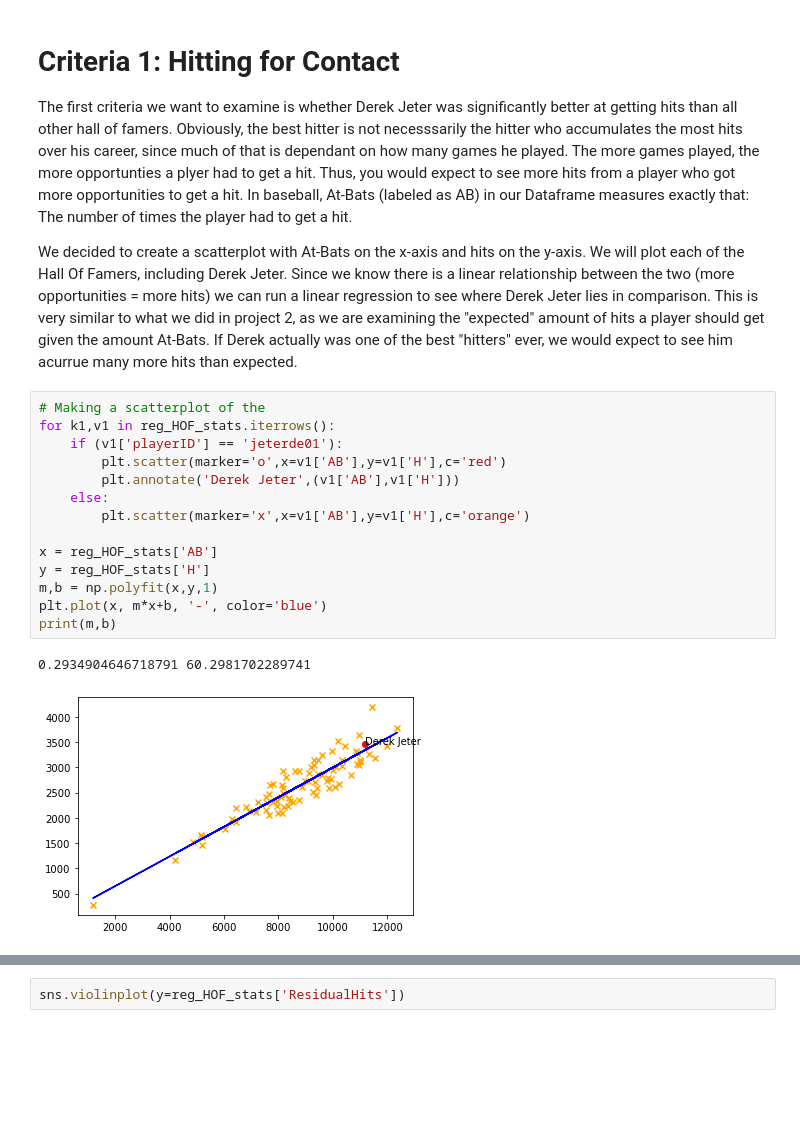
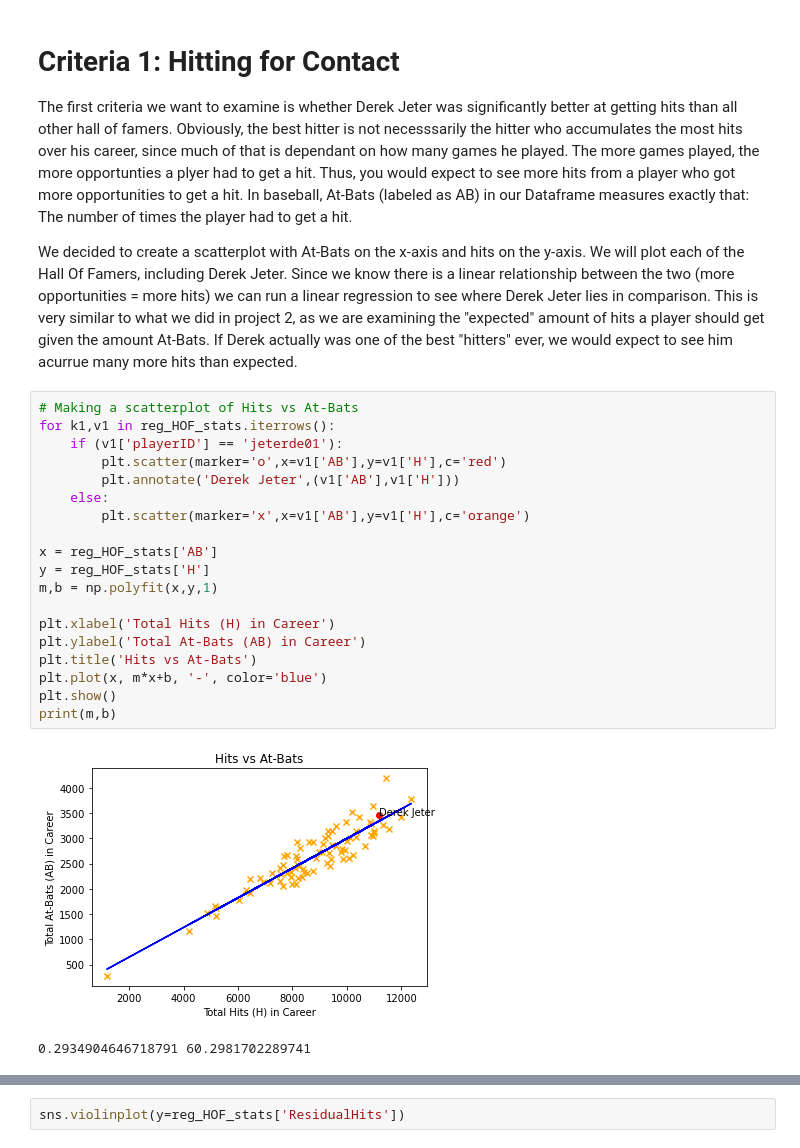
Before and after one commit to drob18/320FinalProject, a Jupyter notebook: Final.ipynb, the cells around one changed output, grey strips where cells are left out. Cells and saved outputs as stored; diff of their text form; blank space fills up the shorter version.

```diff
--- a/Final.ipynb
+++ b/Final.ipynb
@@ -204,22 +204,27 @@ The first criteria we want to examine is whether Derek Jeter was significantly b
 
 We decided to create a scatterplot with At-Bats on the x-axis and hits on the y-axis. We will plot each of the Hall Of Famers, including Derek Jeter. Since we know there is a linear relationship between the two (more opportunities = more hits) we can run a linear regression to see where Derek Jeter lies in comparison. This is very similar to what we did in project 2, as we are examining the "expected" amount of hits a player should get given the amount At-Bats. If Derek actually was one of the best "hitters" ever, we would expect to see him acurrue many more hits than expected.
 # %%
-# Making a scatterplot of the
+# Making a scatterplot of Hits vs At-Bats
 for k1,v1 in reg_HOF_stats.iterrows():
     if (v1['playerID'] == 'jeterde01'):
         plt.scatter(marker='o',x=v1['AB'],y=v1['H'],c='red')
         plt.annotate('Derek Jeter',(v1['AB'],v1['H']))
     else:
         plt.scatter(marker='x',x=v1['AB'],y=v1['H'],c='orange')
 
 x = reg_HOF_stats['AB']
 y = reg_HOF_stats['H']
 m,b = np.polyfit(x,y,1)
+
+plt.xlabel('Total Hits (H) in Career')
+plt.ylabel('Total At-Bats (AB) in Career')
+plt.title('Hits vs At-Bats')
 plt.plot(x, m*x+b, '-', color='blue')
+plt.show()
 print(m,b)
 # %% [output]
+[figure, new version]
 0.2934904646718791 60.2981702289741
-[figure, old version]
 # %%
 x = pd.DataFrame(reg_HOF_stats['AB'])
 y = reg_HOF_stats['H']
```
Also changed, not shown: parts of 23 cells of this notebook.
